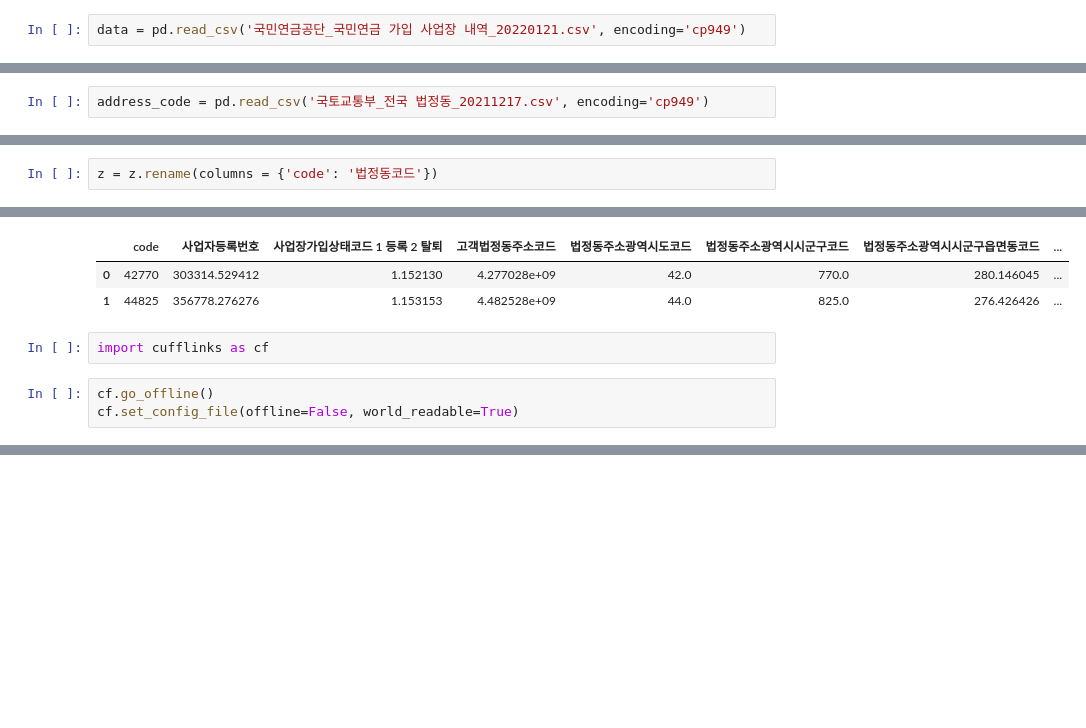
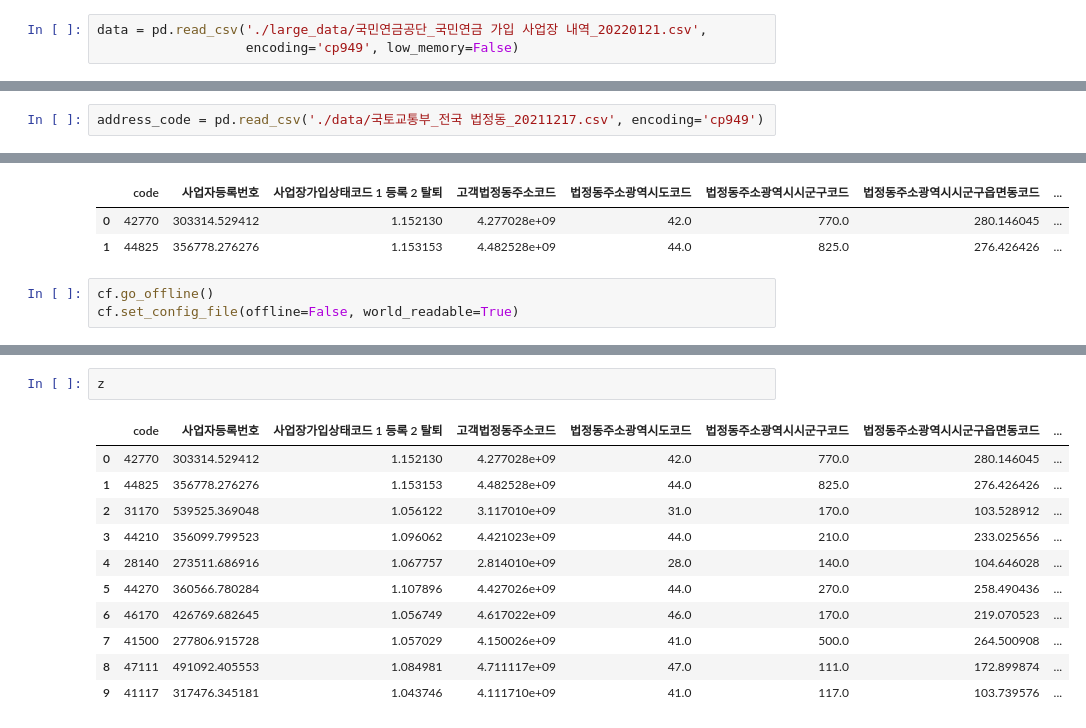
Before and after one commit to parkeunsang/toy_projects, a Jupyter notebook: salary/salary.ipynb, the cells around one changed output, grey strips where cells are left out. Saved outputs shown, nothing was run; the diff lists cells and outputs as text; blank space fills up the shorter version.

```diff
--- a/salary/salary.ipynb
+++ b/salary/salary.ipynb
@@ -3,5 +11,6 @@ import pandas as pd
 # %%
-data = pd.read_csv('국민연금공단_국민연금 가입 사업장 내역_20220121.csv', encoding='cp949')
+data = pd.read_csv('./large_data/국민연금공단_국민연금 가입 사업장 내역_20220121.csv',
+                   encoding='cp949', low_memory=False)
 # %%
 data.columns = [x.strip() for x in data.columns]
 # %%
@@ -82,5 +85,5 @@ https://www.data.go.kr/data/15063424/fileData.do
 # %%
-address_code = pd.read_csv('국토교통부_전국 법정동_20211217.csv', encoding='cp949')
+address_code = pd.read_csv('./data/국토교통부_전국 법정동_20211217.csv', encoding='cp949')
 # %%
 address_code = address_code.fillna('')
 # %%
@@ -113,8 +116,6 @@ address_code
 z = temp.sort_values('pay_mean').tail(10)
 # %%
 z = z.reset_index()
-# %%
-z = z.rename(columns = {'code': '법정동코드'})
 # %%
 z = z.merge(address_code, on='code')
 # %%
@@ -123,8 +124,6 @@ z.head(2)
 |  | code | 사업자등록번호 | 사업장가입상태코드 1 등록 2 탈퇴 | 고객법정동주소코드 | 법정동주소광역시도코드 | 법정동주소광역시시군구코드 | 법정동주소광역시시군구읍면동코드 | ... |
 | 0 | 42770 | 303314.529412 | 1.152130 | 4.277028e+09 | 42.0 | 770.0 | 280.146045 | ... |
 | 1 | 44825 | 356778.276276 | 1.153153 | 4.482528e+09 | 44.0 | 825.0 | 276.426426 | ... |
-# %%
-import cufflinks as cf
 # %%
 cf.go_offline()
 cf.set_config_file(offline=False, world_readable=True)
@@ -132,3 +131,17 @@ cf.set_config_file(offline=False, world_readable=True)
 z.iplot(kind='bar', x='주소', y='pay_mean')
 # %% [output]
 [interactive output not drawn]
+# %%
+z
+# %% [output]
+|  | code | 사업자등록번호 | 사업장가입상태코드 1 등록 2 탈퇴 | 고객법정동주소코드 | 법정동주소광역시도코드 | 법정동주소광역시시군구코드 | 법정동주소광역시시군구읍면동코드 | ... |
+| 0 | 42770 | 303314.529412 | 1.152130 | 4.277028e+09 | 42.0 | 770.0 | 280.146045 | ... |
+| 1 | 44825 | 356778.276276 | 1.153153 | 4.482528e+09 | 44.0 | 825.0 | 276.426426 | ... |
+| 2 | 31170 | 539525.369048 | 1.056122 | 3.117010e+09 | 31.0 | 170.0 | 103.528912 | ... |
+| 3 | 44210 | 356099.799523 | 1.096062 | 4.421023e+09 | 44.0 | 210.0 | 233.025656 | ... |
+| 4 | 28140 | 273511.686916 | 1.067757 | 2.814010e+09 | 28.0 | 140.0 | 104.646028 | ... |
+| 5 | 44270 | 360566.780284 | 1.107896 | 4.427026e+09 | 44.0 | 270.0 | 258.490436 | ... |
+| 6 | 46170 | 426769.682645 | 1.056749 | 4.617022e+09 | 46.0 | 170.0 | 219.070523 | ... |
+| 7 | 41500 | 277806.915728 | 1.057029 | 4.150026e+09 | 41.0 | 500.0 | 264.500908 | ... |
+| 8 | 47111 | 491092.405553 | 1.084981 | 4.711117e+09 | 47.0 | 111.0 | 172.899874 | ... |
+| 9 | 41117 | 317476.345181 | 1.043746 | 4.111710e+09 | 41.0 | 117.0 | 103.739576 | ... |
```
Also changed, not shown: parts of 11 cells of this notebook.
